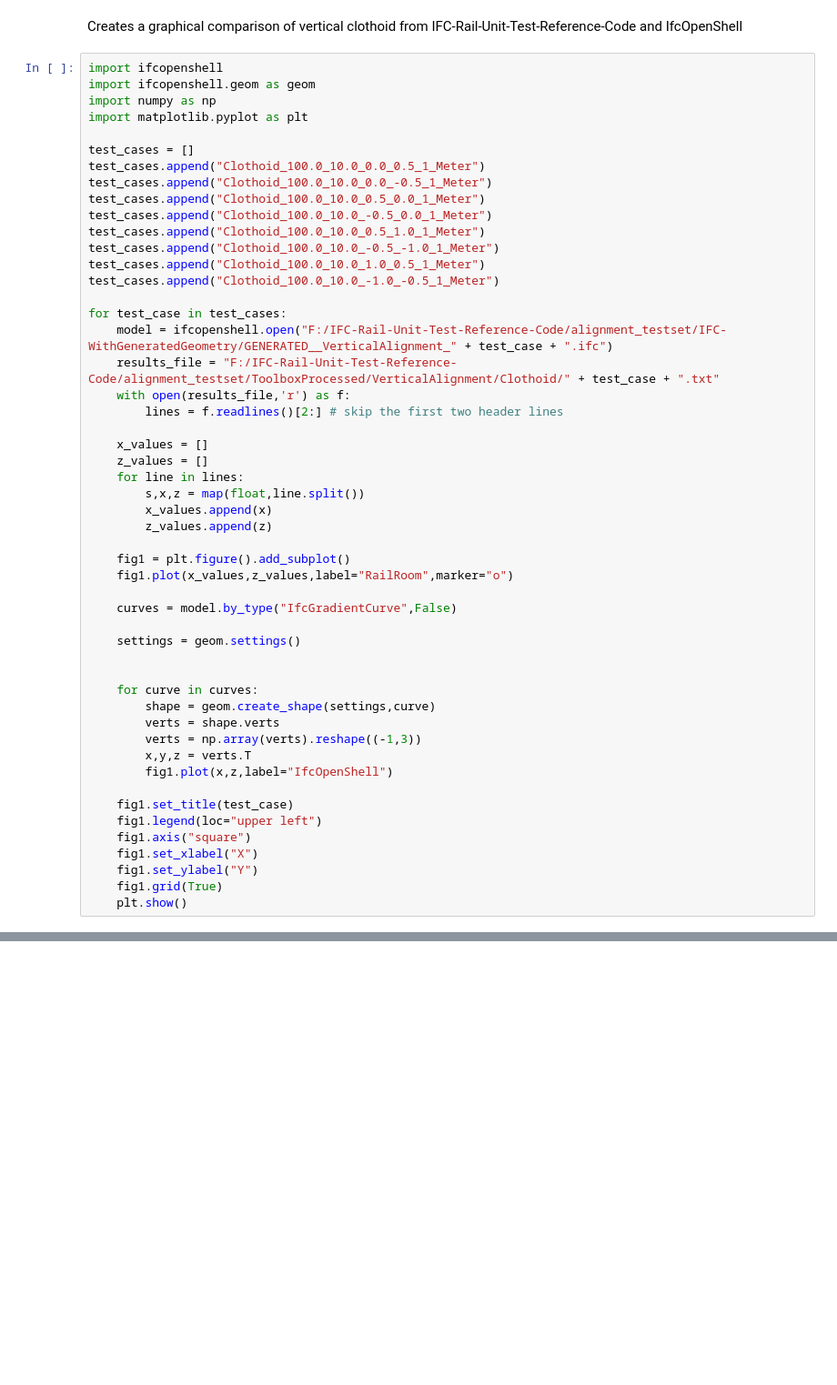
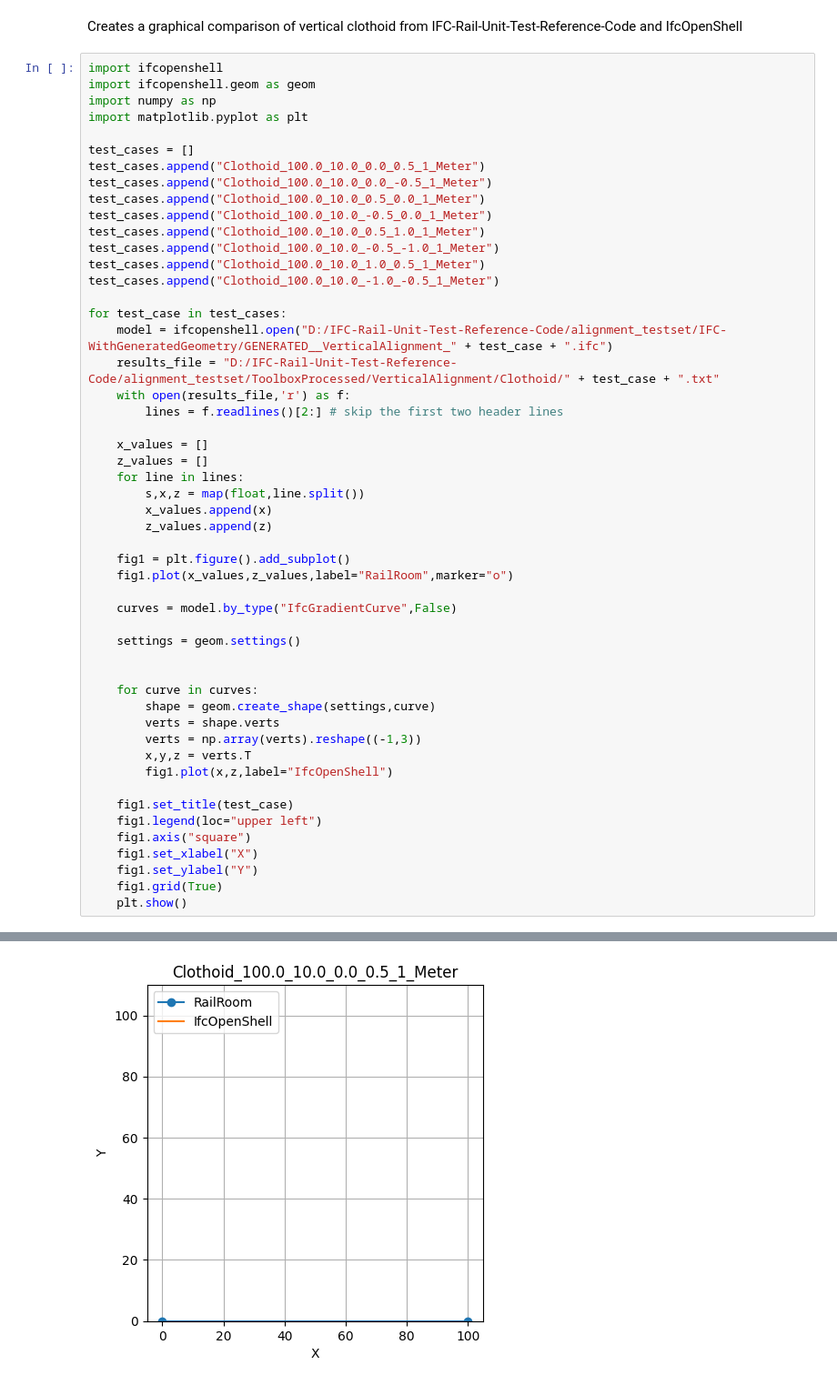
Before and after one commit to civilx64/IfcAlignmentDriver, a Jupyter notebook: Notebooks/CompareVerticalAlignment_Clothoid.ipynb, the cells around one changed output, grey strips where cells are left out. Shown: that part at 91% size. Cells and saved outputs as stored; diff of their text form; blank space fills up the shorter version.

```diff
--- a/Notebooks/CompareVerticalAlignment_Clothoid.ipynb
+++ b/Notebooks/CompareVerticalAlignment_Clothoid.ipynb
@@ -17,8 +17,8 @@ test_cases.append("Clothoid_100.0_10.0_1.0_0.5_1_Meter")
 test_cases.append("Clothoid_100.0_10.0_-1.0_-0.5_1_Meter")
 
 for test_case in test_cases:
-    model = ifcopenshell.open("F:/IFC-Rail-Unit-Test-Reference-Code/alignment_testset/IFC-WithGeneratedGeometry/GENERATED__VerticalAlignment_" + test_case + ".ifc")
-    results_file = "F:/IFC-Rail-Unit-Test-Reference-Code/alignment_testset/ToolboxProcessed/VerticalAlignment/Clothoid/" + test_case + ".txt"
+    model = ifcopenshell.open("D:/IFC-Rail-Unit-Test-Reference-Code/alignment_testset/IFC-WithGeneratedGeometry/GENERATED__VerticalAlignment_" + test_case + ".ifc")
+    results_file = "D:/IFC-Rail-Unit-Test-Reference-Code/alignment_testset/ToolboxProcessed/VerticalAlignment/Clothoid/" + test_case + ".txt"
     with open(results_file,'r') as f:
         lines = f.readlines()[2:] # skip the first two header lines
 
@@ -55,0 +55 @@ ValueError: not enough values to unpack (expected 4, got 3)
+[figure, added]
```
Also changed, not shown: parts of 1 cell of this notebook, 5 other files.
